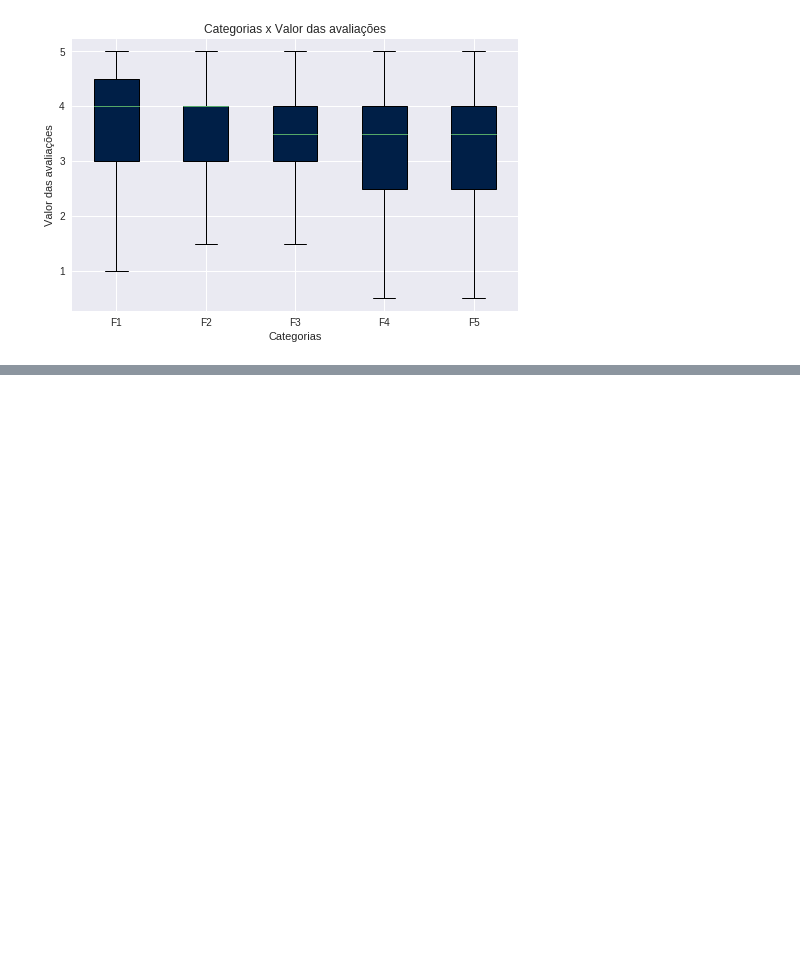
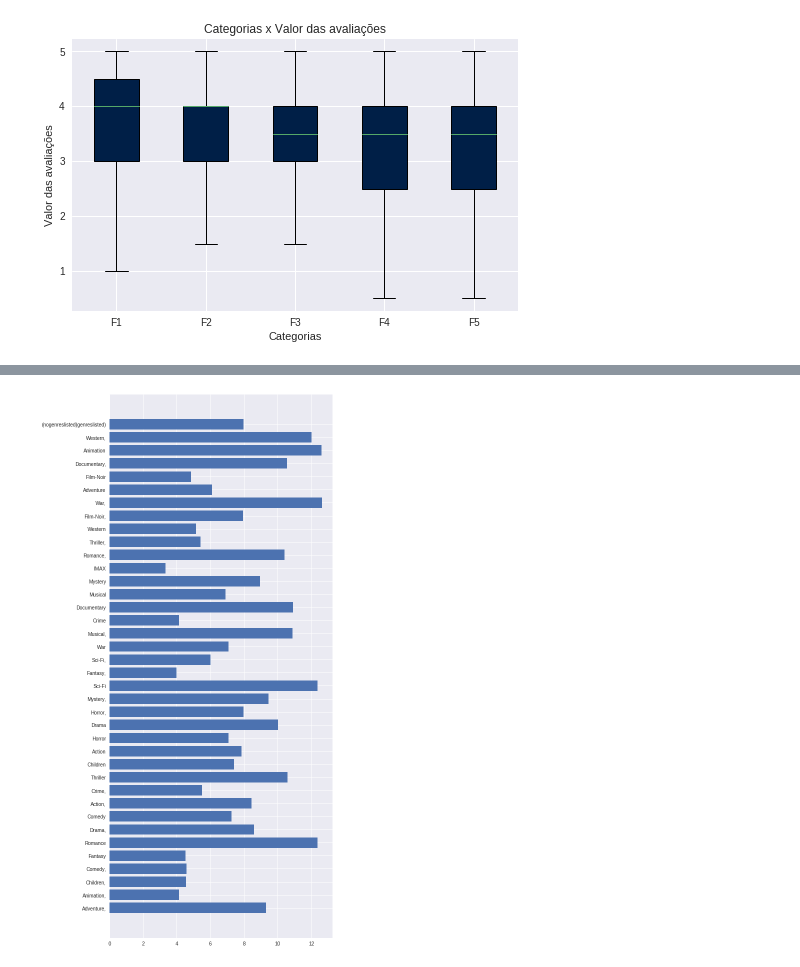
Before and after one commit to amandachagas/surprise-test, a Jupyter notebook: Descritive Analyze.ipynb, the cells around one changed output, grey strips where cells are left out. Saved outputs shown, nothing was run; the diff lists cells and outputs as text; code cells hidden in the pictures; blank space fills up the shorter version.

```diff
--- a/Descritive Analyze.ipynb
+++ b/Descritive Analyze.ipynb
@@ -205,0 +371,18 @@ plt.show()
+# %%
+plt.rcParams['figure.figsize'] = (8,20)
+
+# Make fake dataset
+bars = genres
+height = 3 + 10 * np.random.rand(len(bars))
+y_pos = np.arange(len(bars))
+
+# Create horizontal bars
+plt.barh(y_pos, height)
+
+# Create names on the y-axis
+plt.yticks(y_pos, bars)
+
+# Show graphic
+plt.show()
+# %% [output]
+[figure, added]
```
Also changed, not shown: parts of 10 cells of this notebook, 2 other files.
